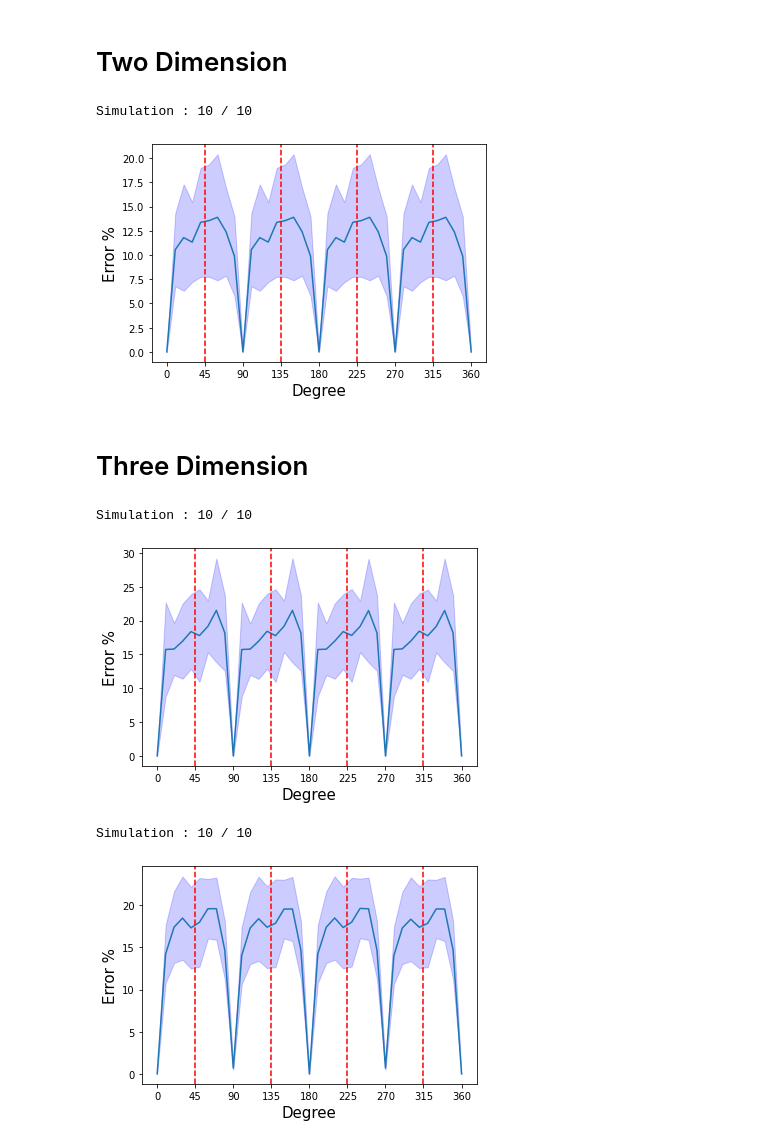
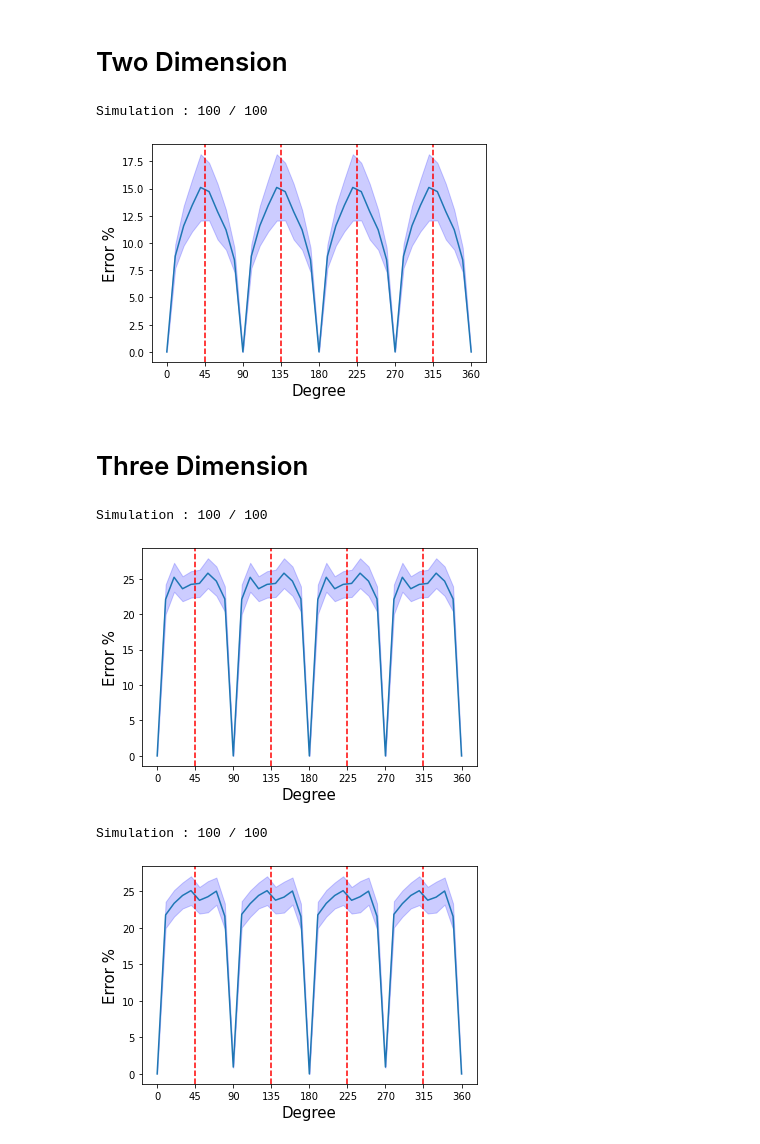
Before and after one commit to SoumyabrataKundu/Steerable, a Jupyter notebook: Equivariance.ipynb, the cells around one changed output. Drawn from its saved outputs; the diff is of its cells as text; code cells hidden in the pictures.

```diff
--- a/Equivariance.ipynb
+++ b/Equivariance.ipynb
@@ -8,26 +8,26 @@ import Steerable.nn as snn
 # Gaussian Noise Dataset
 # %%
 class GaussianDataset(torch.utils.data.Dataset):
-    def __init__(self, size, mean=0.0, std=1.0, length=1000):
+    def __init__(self, shape, mean=0.0, std=1.0, size=1000):
         self.mean = mean
         self.std = std
+        self.shape = shape
         self.size = size
-        self.length = length
+
+    def __getitem__(self, idx):
+        if idx >= self.size:
+            raise ValueError(f'Index{idx} out of range for dataset of size {self.size}')
+        image = torch.randn(self.shape) * self.std + self.mean
+        label = None
+        return image, label
 
     def __len__(self):
-        return self.length
-
-    def __getitem__(self, idx):
-        if idx >= self.length:
-            raise ValueError(f'Index{idx} out of range for dataset of length {self.length}')
-        image = torch.randn(self.size) * self.std + self.mean
-        label = 0
-        return image, label
+        return self.size
 # %% [markdown]
 # Function to Check Equivariance
 # %%
-device = torch.device('cuda') if torch.cuda.is_available() else torch.device('cpu')
 def check_equivariance(model, dataset, transfomation=None):
+    device = next(model.parameters()).device
     def diff_output(inputs1, inputs2):
         with torch.no_grad():
             outputs1 = model(inputs1.unsqueeze(0).to(device))[0]
@@ -37,26 +37,25 @@ def check_equivariance(model, dataset, transfomation=None):
             norm2 = torch.linalg.vector_norm(outputs1)
             return (diff_norm/sqrt(norm1*norm2)).item() * 100
 
-    n_sim = 10
     degrees = torch.arange(0, 361, 10)
-    values = torch.zeros(n_sim, len(degrees))
+    values = torch.zeros(len(dataset), len(degrees))
 
-    for sim in range(n_sim):
-        inputs = dataset[torch.randint(0, len(dataset), (1,)).item()][0]
+    for i in range(len(dataset)):
+        inputs, _ = dataset[i]
         with torch.no_grad():
             for parameters in model.parameters():
                 parameters.copy_(torch.randn_like(parameters))
-            for i, degree in enumerate(degrees):
-                inputs_rot = transfomation(inputs, degree) if transfomation else inputs
-                values[sim, i] = diff_output(inputs, inputs_rot)
+            for j in range(len(degrees)):
+                inputs_rot = transfomation(inputs, degrees[j]) if transfomation else inputs
+                values[i, j] = diff_output(inputs, inputs_rot)
 
-        print(f'Simulation : {sim+1} / {n_sim}', end='\r')
+        print(f'Simulation : {i+1} / {len(dataset)}', end='\r')
 
     diff_mean = values.mean(dim=0)
     diff_std = values.std(dim=0)
 
     plt.plot(degrees, diff_mean)
-    plt.fill_between(degrees, diff_mean-1.95*diff_std/sqrt(n_sim),  diff_mean+1.95*diff_std/sqrt(n_sim), color='blue', alpha=0.2)
+    plt.fill_between(degrees, diff_mean-1.95*diff_std/sqrt(len(dataset)),  diff_mean+1.95*diff_std/sqrt(len(dataset)), color='blue', alpha=0.2)
     plt.xticks([45*i for i in range(degrees.max().item()//45 + 1)])
     for intercept in [90*i+45 for i in range(round(degrees.max().item()/90))]:
         plt.axvline(intercept, linestyle='dashed', color='red')
@@ -66,6 +65,7 @@ def check_equivariance(model, dataset, transfomation=None):
 # %% [markdown]
 # Two Dimension
 # %%
+device = torch.device('cuda') if torch.cuda.is_available() else torch.device('cpu')
 # Model
 class Model(torch.nn.Module):
     def __init__(self) -> None:
@@ -80,10 +80,9 @@ class Model(torch.nn.Module):
             snn.SE2BatchNorm(),
             snn.SE2ConvType2(2, 2, 5, freq_cutoff, n_angle=n_angle, padding='same', interpolation_type=interpolation_type),
 
+            snn.SE2AvgPool(4),
 
-            snn.SE2AvgPool(4),
             snn.SE2ConvType2(2, 2, 7,freq_cutoff, n_angle=n_angle, interpolation_type=interpolation_type),
-
             snn.SE2NormFlatten()
         )
 
@@ -92,41 +91,42 @@ class Model(torch.nn.Module):
 
 # Check Equivariance
 model = Model().to(device)
-dataset = GaussianDataset(size =(1,28,28))
+dataset = GaussianDataset(shape=(1,28,28), size=100)
 check_equivariance(model, dataset, lambda x, degree:snn.rotate_image(x, degree))
 # %% [output]
-Simulation : 10 / 10
+Simulation : 100 / 100
-[figure, old version]
+[figure, new version]
 # %% [markdown]
 # Three Dimension
 # %%
+device = torch.device('cuda') if torch.cuda.is_available() else torch.device('cpu')
 # Model
 class Model(torch.nn.Module):
     def __init__(self) -> None:
         super().__init__()
         n_angle = 40
 
         self.network = torch.nn.Sequential(
             snn.SE3Conv(1, [2,3], 3, n_angle=n_angle, padding='same'),
             snn.SE3NormNonLinearity([2,3]),
             snn.SE3Conv([2,3], [4,5], 3, n_angle=n_angle, padding='same'),
             snn.SE3BatchNorm(),
 
             snn.SE3AvgPool(4),
 
             snn.SE3Conv([4, 5], [4, 5], 8, n_angle=n_angle),
             snn.SE3NormFlatten()
         )
     def forward(self,x):
         return self.network(x.type(torch.cfloat))
 
 # Check Equivariance
 model = Model().to(device)
-dataset = GaussianDataset(size =(1,32,32,32))
+dataset = GaussianDataset(shape=(1,32,32,32), size=100)
 check_equivariance(model, dataset, lambda x, degree:snn.rotate_image(x, (degree,0,0))) # rotation about z-axis
 check_equivariance(model, dataset, lambda x, degree:snn.rotate_image(x, (0,degree,0))) # rotation about y-axis
 # %% [output]
-Simulation : 10 / 10
+Simulation : 100 / 100
-[figure, old version]
+[figure, new version]
-Simulation : 10 / 10
+Simulation : 100 / 100
-[figure, old version]
+[figure, new version]
```
